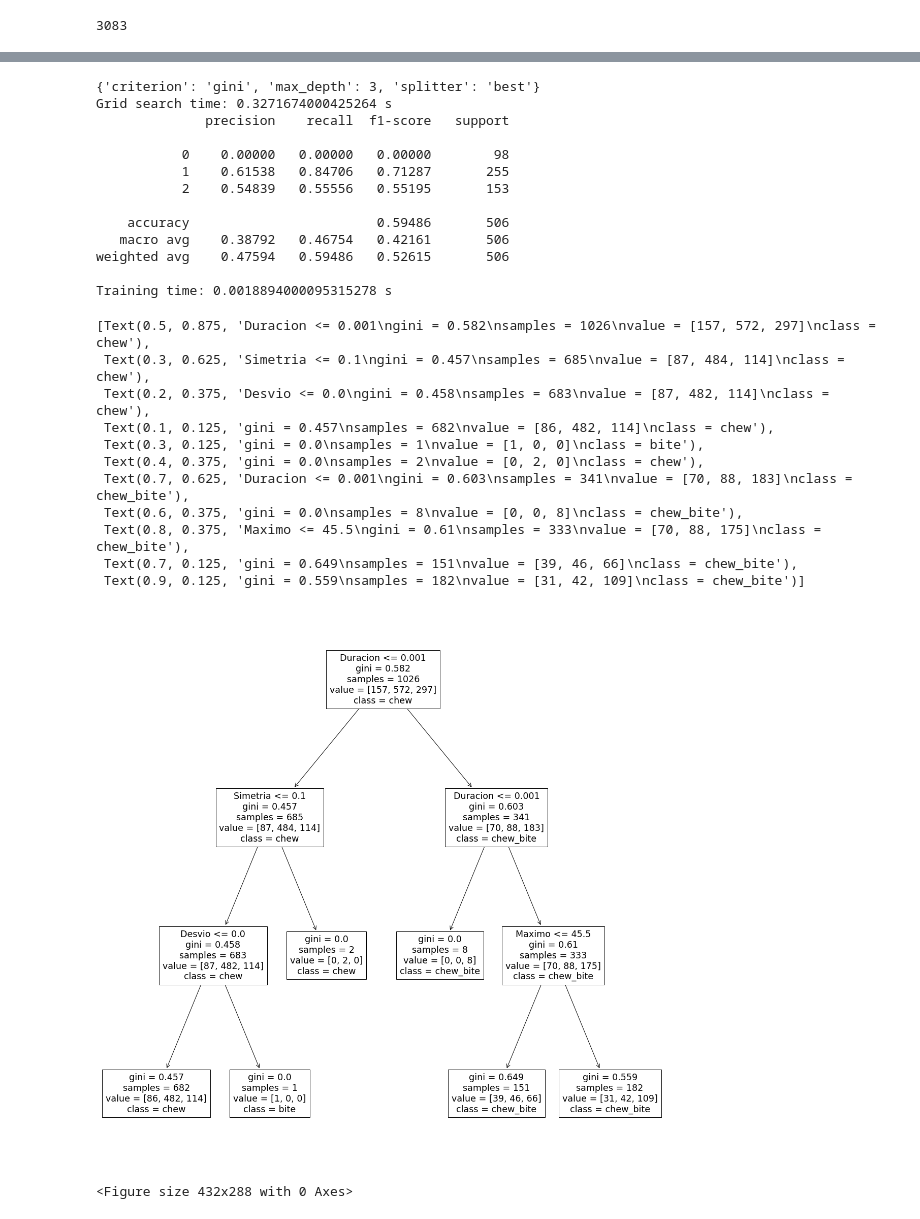
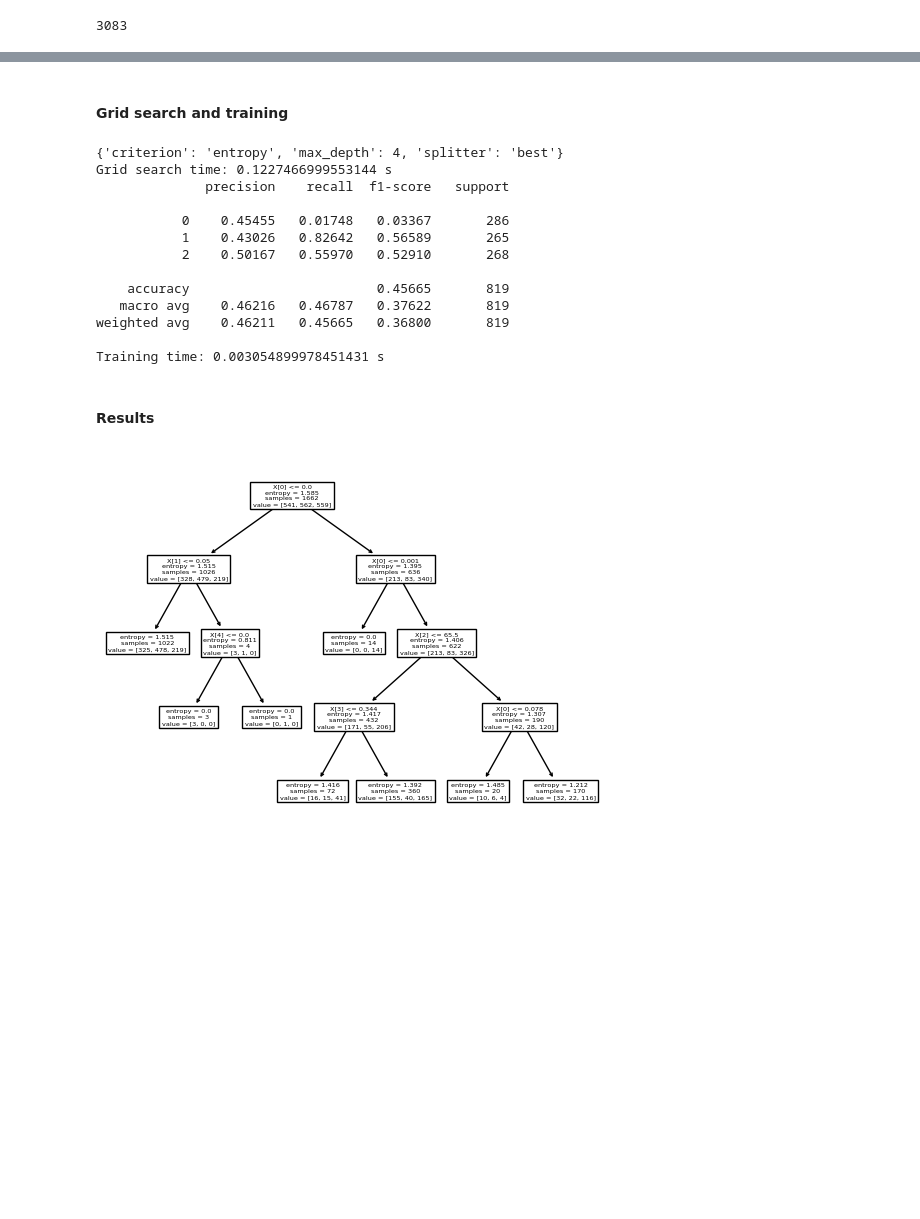
Before and after one commit to GonzaloRomeroR/audio_cattle_behaviour_classification, a Jupyter notebook: python/sound_classify_train.ipynb, the cells around one changed output, grey strips where cells are left out. Drawn from its saved outputs; the diff is of its cells as text; code cells hidden in the pictures; blank space fills up the shorter version.

```diff
--- a/python/sound_classify_train.ipynb
+++ b/python/sound_classify_train.ipynb
@@ -200,48 +234,27 @@ X_train, X_test, y_train, y_test = train_test_split(X_train,
+# %% [markdown]
+#### Grid search and training
 # %%
 models = {}
 params = {'criterion': ['gini','entropy'], 'splitter': ['best','random'], 'max_depth': [2, 3, 4]}
-model = tu.get_best_model(DecisionTreeClassifier, np.array(X_train), np.array(y_train), np.array(X_test), np.array(y_test), params, models, "model_dt")
+model = tu.get_best_model(DecisionTreeClassifier, X_train, y_train, X_test, y_test, params, models, "model_dt")
 # %% [output]
-{'criterion': 'gini', 'max_depth': 3, 'splitter': 'best'}
-Grid search time: 0.3271674000425264 s
+{'criterion': 'entropy', 'max_depth': 4, 'splitter': 'best'}
+Grid search time: 0.1227466999553144 s
               precision    recall  f1-score   support
 
-           0    0.00000   0.00000   0.00000        98
-           1    0.61538   0.84706   0.71287       255
-           2    0.54839   0.55556   0.55195       153
+           0    0.45455   0.01748   0.03367       286
+           1    0.43026   0.82642   0.56589       265
+           2    0.50167   0.55970   0.52910       268
 
-    accuracy                        0.59486       506
-   macro avg    0.38792   0.46754   0.42161       506
-weighted avg    0.47594   0.59486   0.52615       506
+    accuracy                        0.45665       819
+   macro avg    0.46216   0.46787   0.37622       819
+weighted avg    0.46211   0.45665   0.36800       819
 
-Training time: 0.0018894000095315278 s
+Training time: 0.003054899978451431 s
-# %%
-from turtle import width
-import matplotlib.pyplot as plt
-from numpy import size
-
-labels = {
-    0: "bite",
-    1: "chew",
-    2: "chew_byte"
-}
-
-plt.figure(figsize=(20, 20))
-tree.plot_tree(model.model, feature_names=["Duracion", "Cruces", "Maximo", "Simetria", "Desvio"], class_names=["bite", "chew", "chew_bite"])
-# %% [output]
-[Text(0.5, 0.875, 'Duracion <= 0.001\ngini = 0.582\nsamples = 1026\nvalue = [157, 572, 297]\nclass = chew'),
- Text(0.3, 0.625, 'Simetria <= 0.1\ngini = 0.457\nsamples = 685\nvalue = [87, 484, 114]\nclass = chew'),
- Text(0.2, 0.375, 'Desvio <= 0.0\ngini = 0.458\nsamples = 683\nvalue = [87, 482, 114]\nclass = chew'),
- Text(0.1, 0.125, 'gini = 0.457\nsamples = 682\nvalue = [86, 482, 114]\nclass = chew'),
- Text(0.3, 0.125, 'gini = 0.0\nsamples = 1\nvalue = [1, 0, 0]\nclass = bite'),
- Text(0.4, 0.375, 'gini = 0.0\nsamples = 2\nvalue = [0, 2, 0]\nclass = chew'),
- Text(0.7, 0.625, 'Duracion <= 0.001\ngini = 0.603\nsamples = 341\nvalue = [70, 88, 183]\nclass = chew_bite'),
- Text(0.6, 0.375, 'gini = 0.0\nsamples = 8\nvalue = [0, 0, 8]\nclass = chew_bite'),
- Text(0.8, 0.375, 'Maximo <= 45.5\ngini = 0.61\nsamples = 333\nvalue = [70, 88, 175]\nclass = chew_bite'),
- Text(0.7, 0.125, 'gini = 0.649\nsamples = 151\nvalue = [39, 46, 66]\nclass = chew_bite'),
- Text(0.9, 0.125, 'gini = 0.559\nsamples = 182\nvalue = [31, 42, 109]\nclass = chew_bite')]
-[figure, removed]
+# %% [markdown]
+#### Results
 # %%
-plt.savefig('tree.png', format='png', bbox_inches = "tight", dpi=200)
+tree.plot_tree(model.model)
+plt.savefig('tree.png', format='png',bbox_inches = "tight")
 # %% [output]
-<Figure size 432x288 with 0 Axes>
+[figure, added]
```
Also changed, not shown: parts of 16 cells of this notebook, 1 other file.
